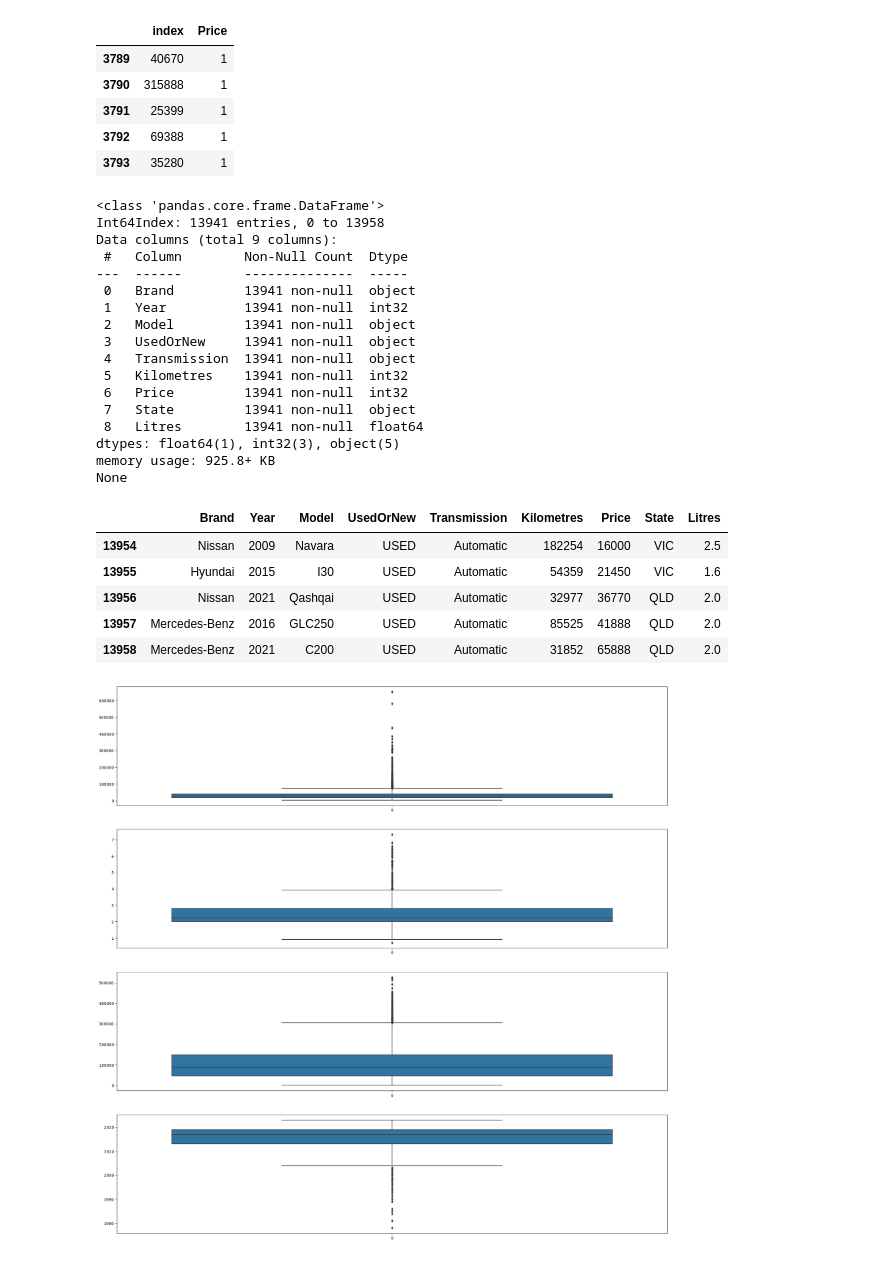
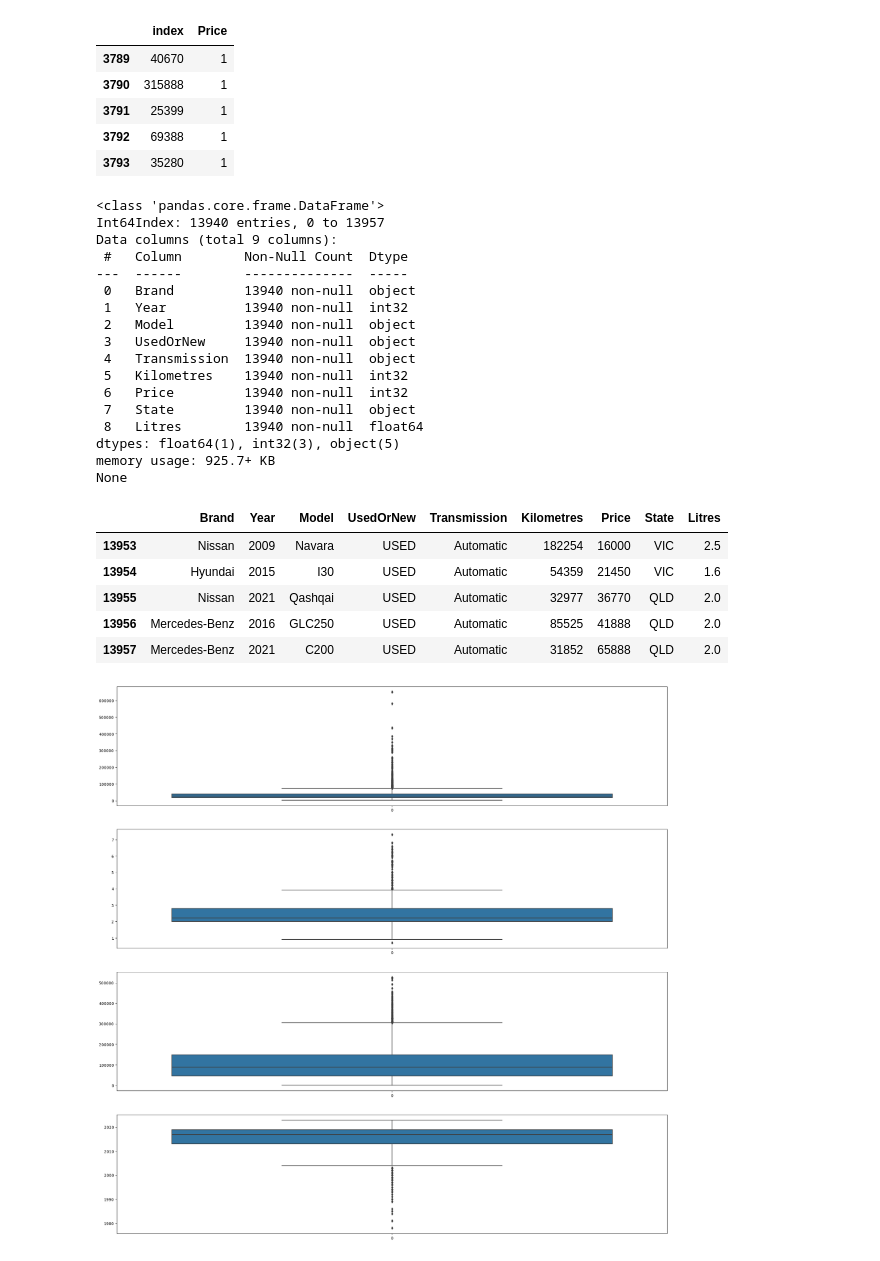
Before and after one commit to zquiroga/Project-4---Group-No.1, a Jupyter notebook: Data-Engineering.ipynb, the cells around one changed output. Saved outputs shown, nothing was run; the diff lists cells and outputs as text; code cells hidden in the pictures.

```diff
--- a/Data-Engineering.ipynb
+++ b/Data-Engineering.ipynb
@@ -71,51 +71,51 @@ dataset = dataset.drop(columns=columns_to_drop)
 # Dropping rows with values irrelevant to this application
 dataset = dataset[dataset['UsedOrNew'] != 'DEMO']
 dataset = dataset[dataset['Transmission'] != '-']
 dataset = dataset[(dataset['Kilometres'] != '- / -') & (dataset['Kilometres'] != '-')]
 dataset = dataset[dataset['Price'] != 'POA']
-#states_to_keep = ['NSW', 'VIC', 'QLD', 'WA', 'SA', 'ACT', 'TAS', 'NT']
-#dataset = dataset[dataset['State'].isin(states_to_keep)]
+states_to_keep = ['NSW', 'VIC', 'QLD', 'WA', 'SA', 'ACT', 'TAS', 'NT']
+dataset = dataset[dataset['State'].isin(states_to_keep)]
 
 # Dropping rows with null values
 dataset = dataset.dropna()
 dataset = dataset.reset_index(drop=True)
 
 # Changing format of year to integer
 dataset['Year'] = dataset['Year'].astype(int)
 dataset['Kilometres'] = dataset['Kilometres'].astype(int)
 dataset['Price'] = dataset['Price'].astype(int)
 dataset['Litres'] = dataset['Litres'].astype(float)
 
 # Dropping more rows with values irrelevant to this application
 dataset = dataset[dataset['Price'] > 3000]
 
 # Printing results
 print(dataset.info())
 dataset.tail()
 # %% [output]
 <class 'pandas.core.frame.DataFrame'>
-Int64Index: 13941 entries, 0 to 13958
+Int64Index: 13940 entries, 0 to 13957
 Data columns (total 9 columns):
  #   Column        Non-Null Count  Dtype
 ---  ------        --------------  -----
- 0   Brand         13941 non-null  object
- 1   Year          13941 non-null  int32
- 2   Model         13941 non-null  object
- 3   UsedOrNew     13941 non-null  object
- 4   Transmission  13941 non-null  object
- 5   Kilometres    13941 non-null  int32
- 6   Price         13941 non-null  int32
- 7   State         13941 non-null  object
- 8   Litres        13941 non-null  float64
+ 0   Brand         13940 non-null  object
+ 1   Year          13940 non-null  int32
+ 2   Model         13940 non-null  object
+ 3   UsedOrNew     13940 non-null  object
+ 4   Transmission  13940 non-null  object
+ 5   Kilometres    13940 non-null  int32
+ 6   Price         13940 non-null  int32
+ 7   State         13940 non-null  object
+ 8   Litres        13940 non-null  float64
 dtypes: float64(1), int32(3), object(5)
-memory usage: 925.8+ KB
+memory usage: 925.7+ KB
 None
 |  | Brand | Year | Model | UsedOrNew | Transmission | Kilometres | Price | State | Litres |
-| 13954 | Nissan | 2009 | Navara | USED | Automatic | 182254 | 16000 | VIC | 2.5 |
-| 13955 | Hyundai | 2015 | I30 | USED | Automatic | 54359 | 21450 | VIC | 1.6 |
-| 13956 | Nissan | 2021 | Qashqai | USED | Automatic | 32977 | 36770 | QLD | 2.0 |
-| 13957 | Mercedes-Benz | 2016 | GLC250 | USED | Automatic | 85525 | 41888 | QLD | 2.0 |
-| 13958 | Mercedes-Benz | 2021 | C200 | USED | Automatic | 31852 | 65888 | QLD | 2.0 |
+| 13953 | Nissan | 2009 | Navara | USED | Automatic | 182254 | 16000 | VIC | 2.5 |
+| 13954 | Hyundai | 2015 | I30 | USED | Automatic | 54359 | 21450 | VIC | 1.6 |
+| 13955 | Nissan | 2021 | Qashqai | USED | Automatic | 32977 | 36770 | QLD | 2.0 |
+| 13956 | Mercedes-Benz | 2016 | GLC250 | USED | Automatic | 85525 | 41888 | QLD | 2.0 |
+| 13957 | Mercedes-Benz | 2021 | C200 | USED | Automatic | 31852 | 65888 | QLD | 2.0 |
 # %%
 fig, axs = plt.subplots(4,1, figsize = (25,25))
 plt_age = sns.boxplot(dataset['Price'], ax = axs[0])
```
Also changed, not shown: parts of 26 cells of this notebook, 9 other files.
